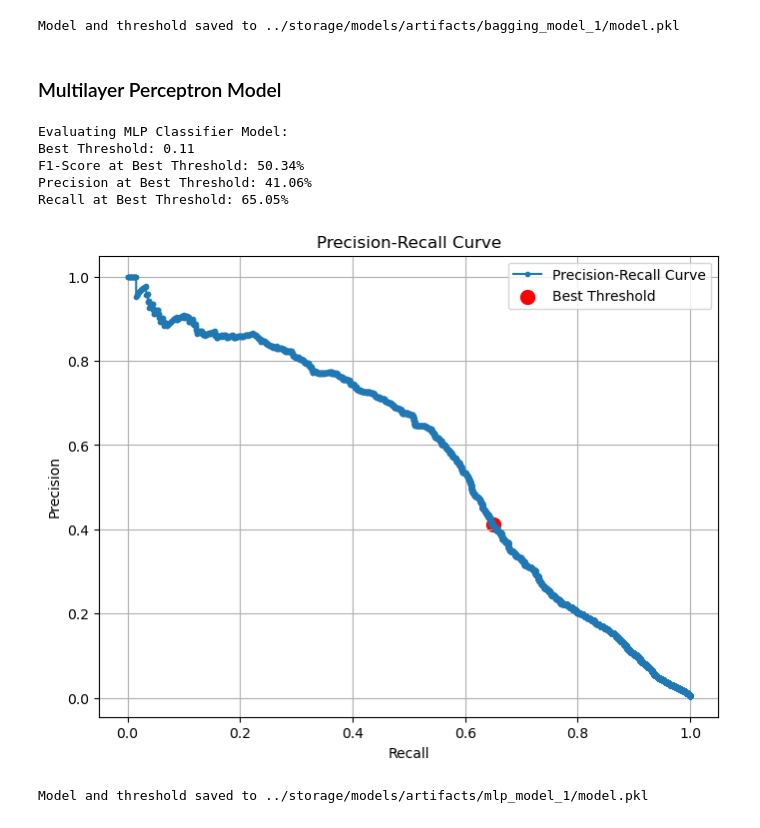
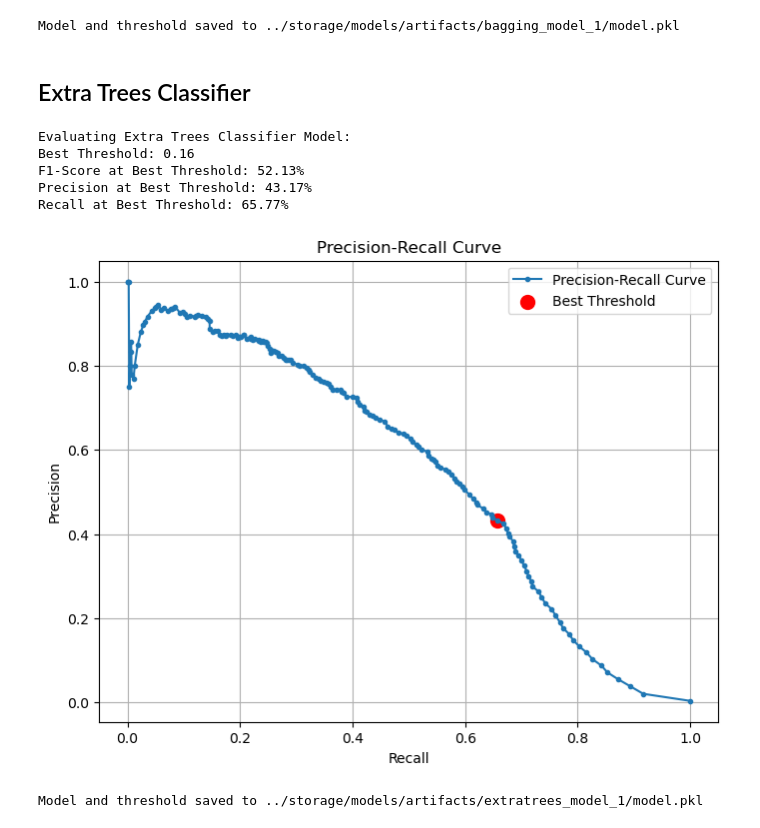
Before and after one commit to srikantamehta/ml-case-studies, a Jupyter notebook: securebank/analysis/model_performance.ipynb, the cells around one changed output. Cells and saved outputs as stored; diff of their text form; code cells hidden in the pictures.

```diff
--- a/securebank/analysis/model_performance.ipynb
+++ b/securebank/analysis/model_performance.ipynb
@@ -28,4 +28,4 @@ customer_file, transactions_file, fraud_file = data_handler.extract(customer_fil
 raw_data = data_handler.transform(customer_file, transactions_file, fraud_file)
 # %%
 # Create train and test set
-train_set, test_set = data_designer.sample(raw_data, test_size=0.2, random_state=42, stratify=True)
+train_set, test_set = data_designer.sample(raw_data, test_size=0.2)
@@ -118,6 +122,12 @@ def evaluate_model_with_custom_threshold(model, X_train, y_train, X_test, y_test
         print(f"Precision at Best Threshold: {precision_vals[max_f1_index] * 100:.2f}%")
         print(f"Recall at Best Threshold: {recall_vals[max_f1_index] * 100:.2f}%")
 
+        model_stats = {
+            "f1_score": f1_scores[max_f1_index],
+            "precision": precision_vals[max_f1_index],
+            "recall": recall_vals[max_f1_index]
+        }
+
         # Plot the Precision-Recall curve and mark the best threshold
         plt.figure(figsize=(8, 6))
         plt.plot(recall_vals, precision_vals, marker='.', label='Precision-Recall Curve')
@@ -130,16 +140,15 @@ def evaluate_model_with_custom_threshold(model, X_train, y_train, X_test, y_test
         plt.show()
 
         # Return the trained model and best threshold
-        return model, best_threshold
+        return model, best_threshold, model_stats
     else:
         print(f"No valid threshold found that satisfies precision >= {precision_min} and recall >= {recall_min}.")
         return model, None
 # %% [markdown]
 ### Define Models
 # %%
-from sklearn.ensemble import RandomForestClassifier, BaggingClassifier
+from sklearn.ensemble import RandomForestClassifier, BaggingClassifier, ExtraTreesClassifier
 from sklearn.neural_network import MLPClassifier
-from sklearn.neighbors import KNeighborsClassifier
 from sklearn.tree import DecisionTreeClassifier
 
 # Define the models
@@ -169,6 +178,13 @@ mlp = MLPClassifier(hidden_layer_sizes=(20, 30, 40),
                     early_stopping=True,
                     random_state=42,
                     max_iter=500)
+
+
+extra_trees = ExtraTreesClassifier(n_estimators=200,
+                                   criterion='gini',
+                                   max_depth=None,
+                                   random_state=42,
+                                   n_jobs=-1)
 # %% [markdown]
 ### Random Forest Model
 # %%
@@ -238,31 +256,32 @@ joblib.dump(model_and_threshold, filename)
 print(f"Model and threshold saved to {filename}")
 # %% [output]
 Model and threshold saved to ../storage/models/artifacts/bagging_model_1/model.pkl
-# %% [markdown]
-### Multilayer Perceptron Model
+# %% [markdown]
+## Extra Trees Classifier
 # %%
-# Train and evaluate the MLP Classifier model
-print("\nEvaluating MLP Classifier Model:")
-trained_mlp_model, best_mlp_threshold = evaluate_model_with_custom_threshold(mlp,
+# Train and evaluate the Extra Trees Classifier model
+print("\nEvaluating Extra Trees Classifier Model:")
+trained_extratrees_model, best_extratrees_threshold, model_stats = evaluate_model_with_custom_threshold(extra_trees,
                                                                         X_train, y_train, X_test, y_test,
                                                                         precision_min=0.35, recall_min=0.65)
 # %% [output]
-Evaluating MLP Classifier Model:
-Best Threshold: 0.11
-F1-Score at Best Threshold: 50.34%
-Precision at Best Threshold: 41.06%
-Recall at Best Threshold: 65.05%
+Evaluating Extra Trees Classifier Model:
+Best Threshold: 0.16
+F1-Score at Best Threshold: 52.13%
+Precision at Best Threshold: 43.17%
+Recall at Best Threshold: 65.77%
-[figure, old version]
+[figure, new version]
 # %%
 # Create a dictionary to store both the model and the threshold
 model_and_threshold = {
-    'model': trained_mlp_model,
-    'threshold': best_mlp_threshold,
+    'model': trained_extratrees_model,
+    'threshold': best_extratrees_threshold,
     'numeric_transformer': numeric_transformer,
-    'target_encoder': target_encoder
+    'target_encoder': target_encoder,
+    'model_stats': model_stats
 }
 
-model_dir = '../storage/models/artifacts/mlp_model_1'
+model_dir = '../storage/models/artifacts/extratrees_model_1'
 os.makedirs(model_dir, exist_ok=True)
 
 # Save the model and threshold together in a single file
@@ -270,4 +289,4 @@ filename = os.path.join(model_dir, 'model.pkl')
 joblib.dump(model_and_threshold, filename)
 print(f"Model and threshold saved to {filename}")
 # %% [output]
-Model and threshold saved to ../storage/models/artifacts/mlp_model_1/model.pkl
+Model and threshold saved to ../storage/models/artifacts/extratrees_model_1/model.pkl
```
Also changed, not shown: parts of 7 cells of this notebook, 12 other files.
